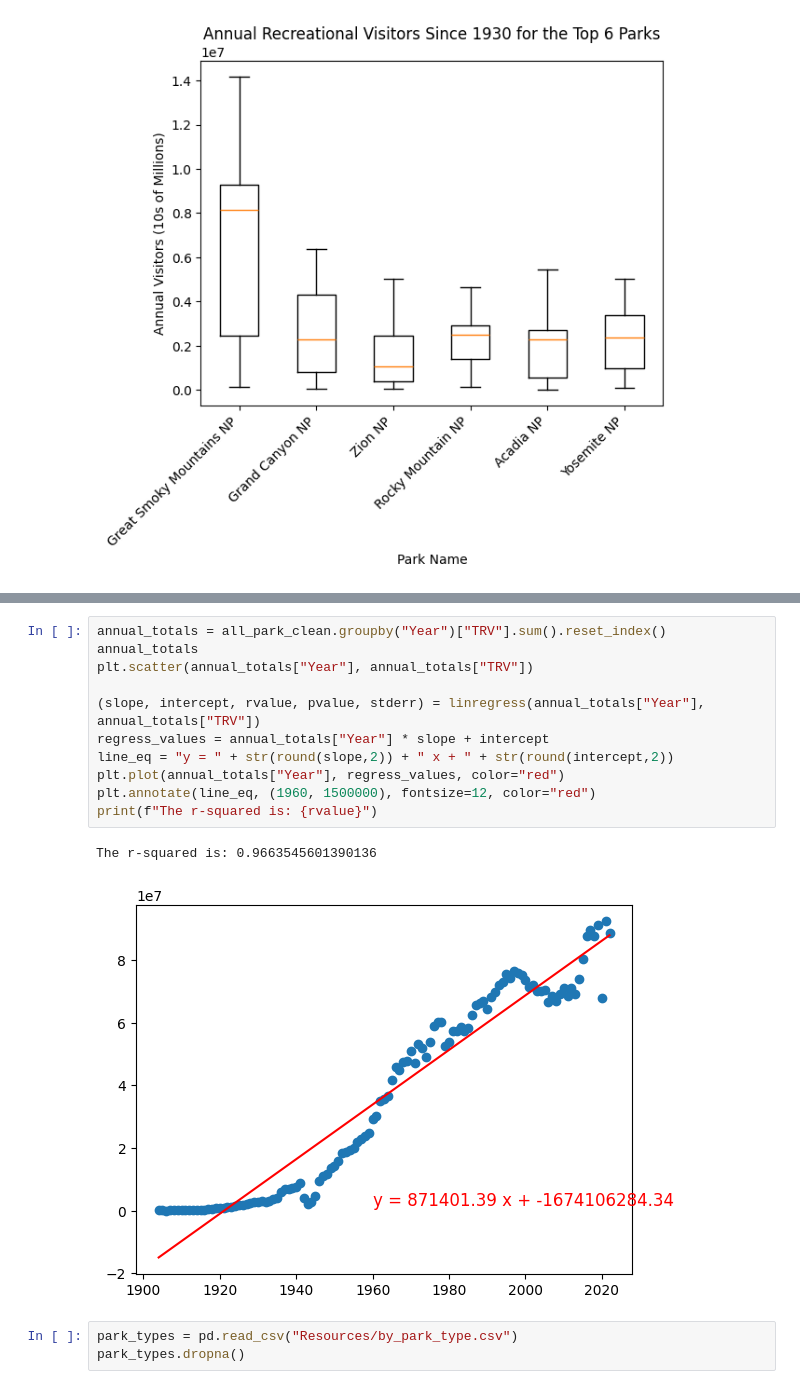
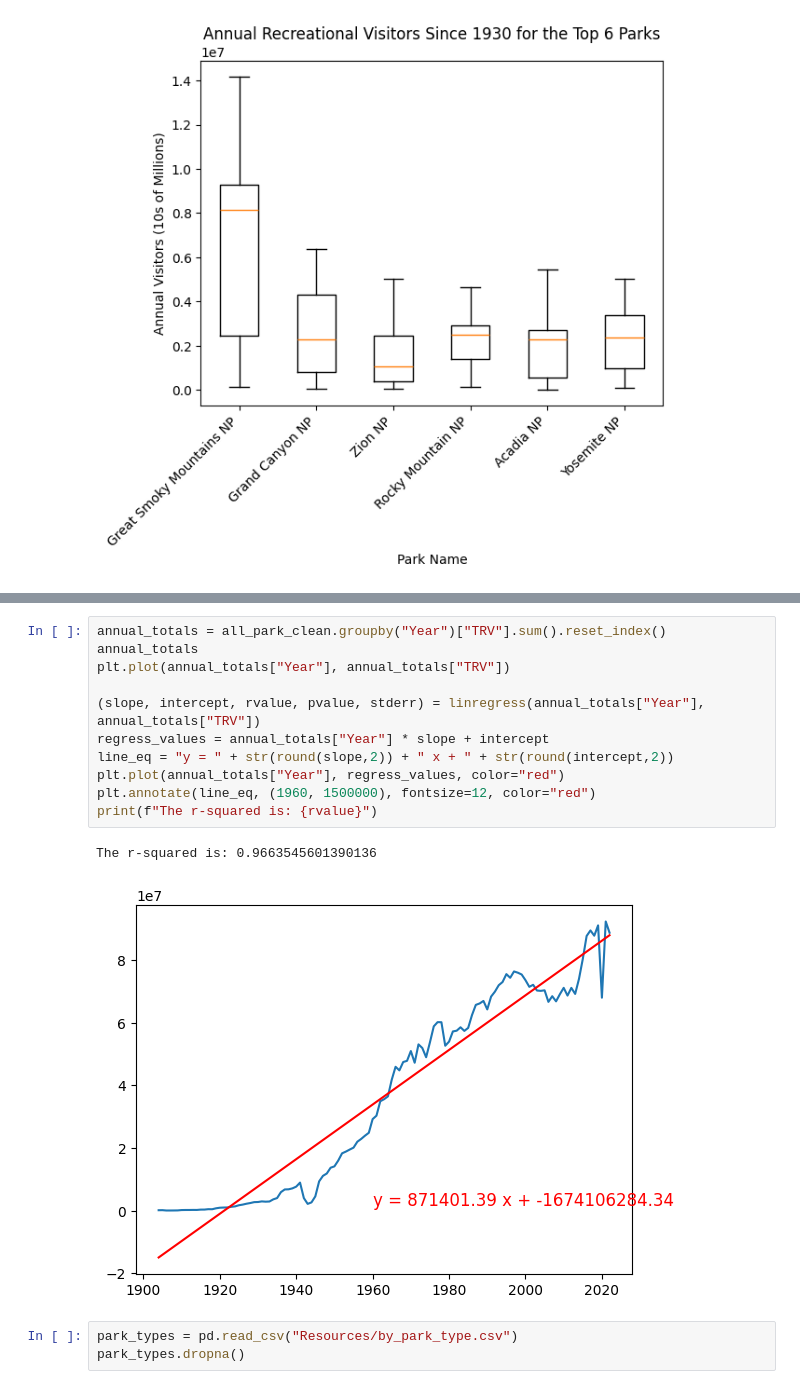
Before and after one commit to andymatsuura/NPS-Analysis, a Jupyter notebook: andy-dataclean_yosemite.ipynb, the cells around one changed output, grey strips where cells are left out. Drawn from its saved outputs; the diff is of its cells as text.

```diff
--- a/andy-dataclean_yosemite.ipynb
+++ b/andy-dataclean_yosemite.ipynb
@@ -370,17 +387,17 @@ plt.xticks(rotation=45, ha="right")
 # %%
 annual_totals = all_park_clean.groupby("Year")["TRV"].sum().reset_index()
 annual_totals
-plt.scatter(annual_totals["Year"], annual_totals["TRV"])
+plt.plot(annual_totals["Year"], annual_totals["TRV"])
 
 (slope, intercept, rvalue, pvalue, stderr) = linregress(annual_totals["Year"], annual_totals["TRV"])
 regress_values = annual_totals["Year"] * slope + intercept
 line_eq = "y = " + str(round(slope,2)) + " x + " + str(round(intercept,2))
 plt.plot(annual_totals["Year"], regress_values, color="red")
 plt.annotate(line_eq, (1960, 1500000), fontsize=12, color="red")
 print(f"The r-squared is: {rvalue}")
 # %% [output]
 The r-squared is: 0.9663545601390136
-[figure, old version]
+[figure, new version]
 # %%
 park_types = pd.read_csv("Resources/by_park_type.csv")
 park_types.dropna()
```
Also changed, not shown: parts of 5 cells of this notebook.
